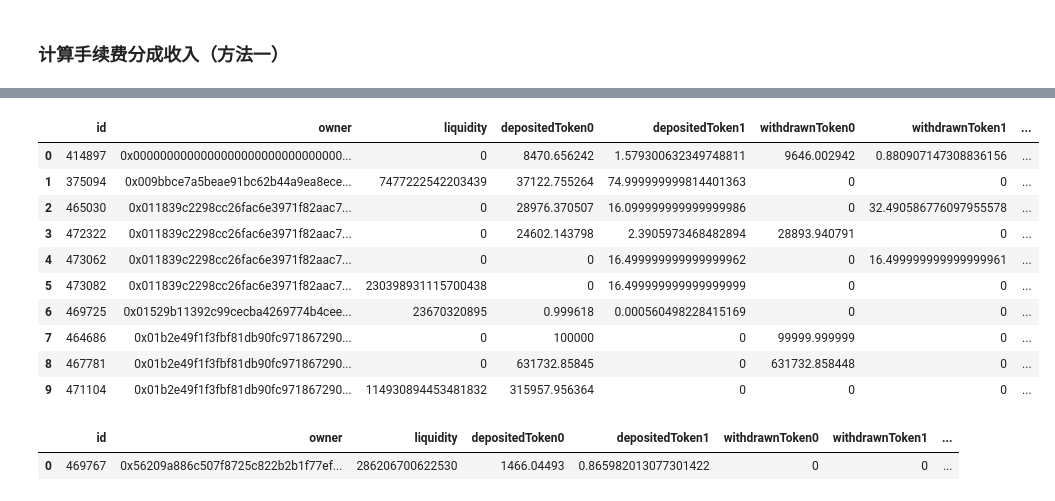
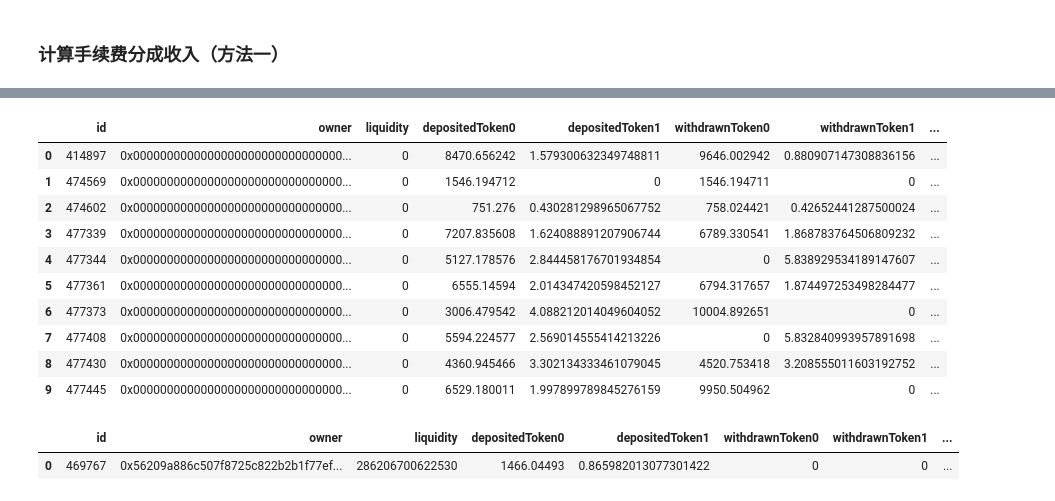
Before and after one commit to Fooooooooooox/learn_uniswapv3, a Jupyter notebook: swapData.ipynb, the cells around one changed output, grey strips where cells are left out. Drawn from its saved outputs; the diff is of its cells as text; code cells hidden in the pictures.

```diff
--- a/swapData.ipynb
+++ b/swapData.ipynb
@@ -26,0 +8,8 @@ importlib.reload(swapData)
+# %%
+import pandas as pd
+from datetime import datetime
+from importlib import reload
+from poolData import swapData
+reload(swapData)
+
+query = swapData.SwapDataQuery()
@@ -214,6 +194,6 @@ uniswap中的池子不同于传统的金融市场，传统金融市场中做回
 ### 计算手续费分成收入（方法一）
 # %%
 # 先拿一个池子，随便选一个头寸，以便拿计算出来的手续费和网站上的真实手续费比较
-data = swapData.query_positions(pool_id, 16859000, 10, "owner")
+data = query.query_positions(pool_id=pool_id, block_gte=16859000, limit=10, orderBy="owner")
 data
 # %% [output]
@@ -220,14 +201,14 @@ data
 |  | id | owner | liquidity | depositedToken0 | depositedToken1 | withdrawnToken0 | withdrawnToken1 | ... |
 | 0 | 414897 | 0x0000000000000000000000000000000... | 0 | 8470.656242 | 1.579300632349748811 | 9646.002942 | 0.880907147308836156 | ... |
-| 1 | 375094 | 0x009bbce7a5beae91bc62b44a9ea8ece... | 7477222542203439 | 37122.755264 | 74.999999999814401363 | 0 | 0 | ... |
-| 2 | 465030 | 0x011839c2298cc26fac6e3971f82aac7... | 0 | 28976.370507 | 16.099999999999999986 | 0 | 32.490586776097955578 | ... |
-| 3 | 472322 | 0x011839c2298cc26fac6e3971f82aac7... | 0 | 24602.143798 | 2.3905973468482894 | 28893.940791 | 0 | ... |
-| 4 | 473062 | 0x011839c2298cc26fac6e3971f82aac7... | 0 | 0 | 16.499999999999999962 | 0 | 16.499999999999999961 | ... |
-| 5 | 473082 | 0x011839c2298cc26fac6e3971f82aac7... | 230398931115700438 | 0 | 16.499999999999999999 | 0 | 0 | ... |
-| 6 | 469725 | 0x01529b11392c99cecba4269774b4cee... | 23670320895 | 0.999618 | 0.000560498228415169 | 0 | 0 | ... |
-| 7 | 464686 | 0x01b2e49f1f3fbf81db90fc971867290... | 0 | 100000 | 0 | 99999.999999 | 0 | ... |
-| 8 | 467781 | 0x01b2e49f1f3fbf81db90fc971867290... | 0 | 631732.85845 | 0 | 631732.858448 | 0 | ... |
-| 9 | 471104 | 0x01b2e49f1f3fbf81db90fc971867290... | 114930894453481832 | 315957.956364 | 0 | 0 | 0 | ... |
+| 1 | 474569 | 0x0000000000000000000000000000000... | 0 | 1546.194712 | 0 | 1546.194711 | 0 | ... |
+| 2 | 474602 | 0x0000000000000000000000000000000... | 0 | 751.276 | 0.430281298965067752 | 758.024421 | 0.42652441287500024 | ... |
+| 3 | 477339 | 0x0000000000000000000000000000000... | 0 | 7207.835608 | 1.624088891207906744 | 6789.330541 | 1.868783764506809232 | ... |
+| 4 | 477344 | 0x0000000000000000000000000000000... | 0 | 5127.178576 | 2.844458176701934854 | 0 | 5.838929534189147607 | ... |
+| 5 | 477361 | 0x0000000000000000000000000000000... | 0 | 6555.14594 | 2.014347420598452127 | 6794.317657 | 1.874497253498284477 | ... |
+| 6 | 477373 | 0x0000000000000000000000000000000... | 0 | 3006.479542 | 4.088212014049604052 | 10004.892651 | 0 | ... |
+| 7 | 477408 | 0x0000000000000000000000000000000... | 0 | 5594.224577 | 2.569014555414213226 | 0 | 5.832840993957891698 | ... |
+| 8 | 477430 | 0x0000000000000000000000000000000... | 0 | 4360.945466 | 3.302134333461079045 | 4520.753418 | 3.208555011603192752 | ... |
+| 9 | 477445 | 0x0000000000000000000000000000000... | 0 | 6529.180011 | 1.997899789845276159 | 9950.504962 | 0 | ... |
 # %%
 # 选定池子,头寸,时间：
 pool_id = "0x88e6a0c2ddd26feeb64f039a2c41296fcb3f5640"
```
Also changed, not shown: parts of 20 cells of this notebook, 3 other files.
